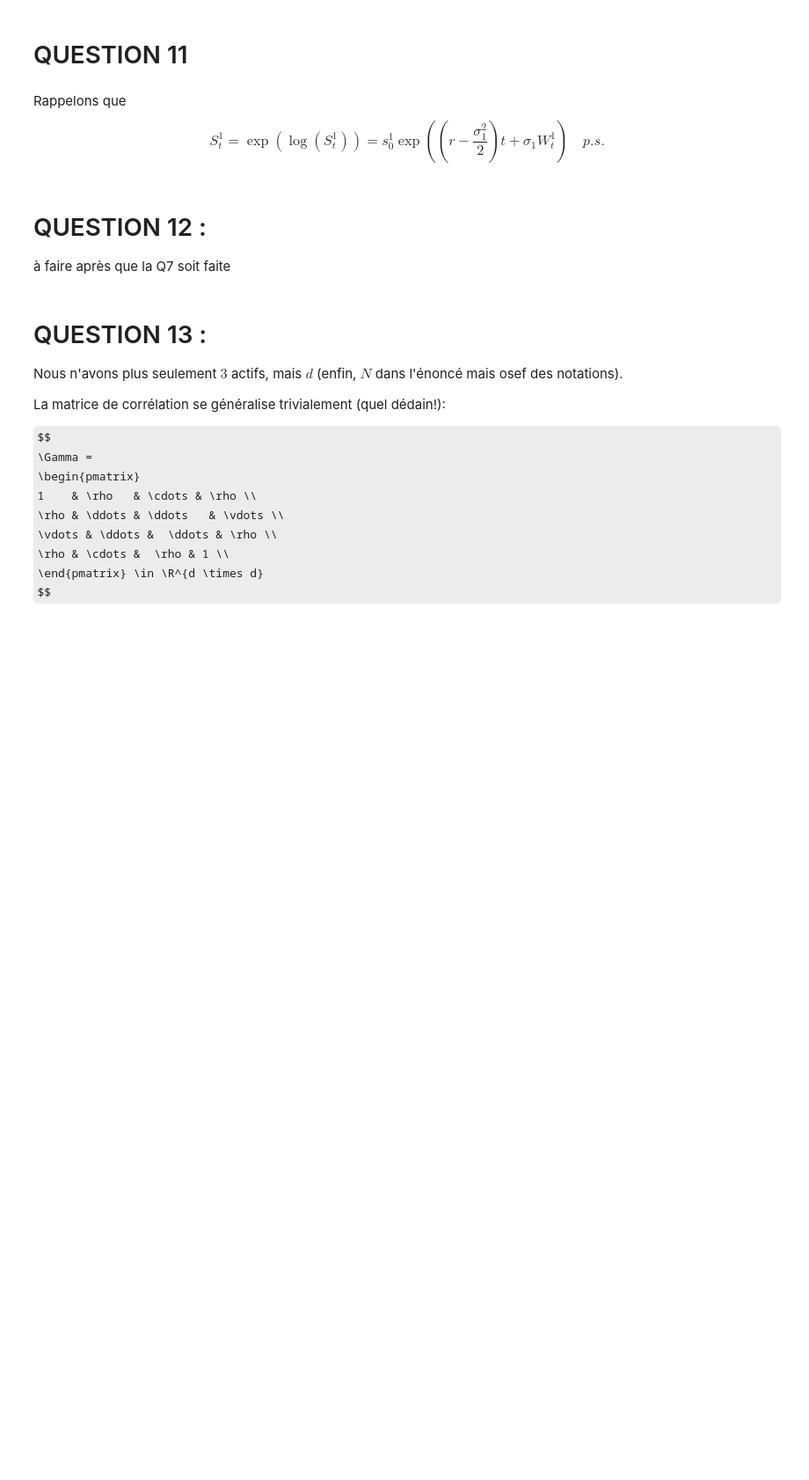
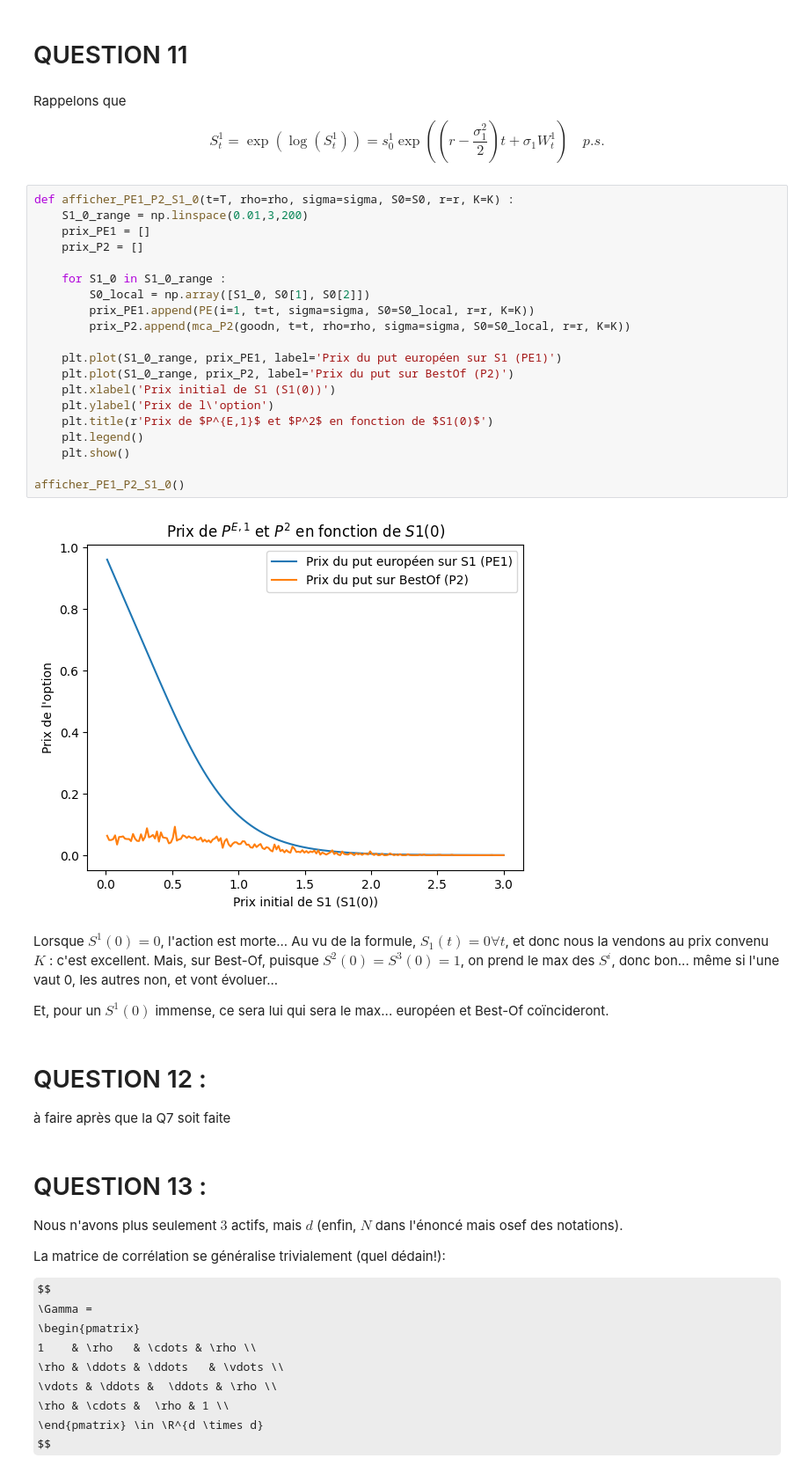
Before and after one commit to quentin-beaurez/Best-of-Options, a Jupyter notebook: Hugo_BestOf.ipynb, the cells around one changed output. Shown at 88% size. Cells and saved outputs as stored; diff of their text form; some formulas as TeX source; blank space fills up the shorter version.

```diff
--- a/Hugo_BestOf.ipynb
+++ b/Hugo_BestOf.ipynb
@@ -512,6 +518,32 @@ Si $\rho<0$ : corrélation négative. Si l'un diminue, l'autre augmente. Cela re
 # %% [markdown]
 Rappelons que
 $$  S^1_t = \exp\left(\log( S^1_t)\right) = s^1_0\exp\left(\left(r - \dfrac{\sigma_1^2}{2}\right)t + \sigma_1 W^1_t\right) \quad p.s. $$
+# %%
+def afficher_PE1_P2_S1_0(t=T, rho=rho, sigma=sigma, S0=S0, r=r, K=K) :
+    S1_0_range = np.linspace(0.01,3,200)
+    prix_PE1 = []
+    prix_P2 = []
+
+    for S1_0 in S1_0_range :
+        S0_local = np.array([S1_0, S0[1], S0[2]])
+        prix_PE1.append(PE(i=1, t=t, sigma=sigma, S0=S0_local, r=r, K=K))
+        prix_P2.append(mca_P2(goodn, t=t, rho=rho, sigma=sigma, S0=S0_local, r=r, K=K))
+
+    plt.plot(S1_0_range, prix_PE1, label='Prix du put européen sur S1 (PE1)')
+    plt.plot(S1_0_range, prix_P2, label='Prix du put sur BestOf (P2)')
+    plt.xlabel('Prix initial de S1 (S1(0))')
+    plt.ylabel('Prix de l\'option')
+    plt.title(r'Prix de $P^{E,1}$ et $P^2$ en fonction de $S1(0)$')
+    plt.legend()
+    plt.show()
+
+afficher_PE1_P2_S1_0()
+# %% [output]
+[figure, added]
+# %% [markdown]
+Lorsque $S^1(0)=0$, l'action est morte... Au vu de la formule, $S_1(t)=0 \forall t$, et donc nous la vendons au prix convenu $K$ : c'est excellent. Mais, sur Best-Of, puisque $S^2(0)=S^3(0)=1$, on prend le max des $S^i$, donc bon... même si l'une vaut 0, les autres non, et vont évoluer...
+
+Et, pour un $S^1(0)$ immense, ce sera lui qui sera le max... européen et Best-Of coïncideront.
 # %% [markdown]
 # QUESTION 12 :
 
```
Also changed, not shown: parts of 15 cells of this notebook.
